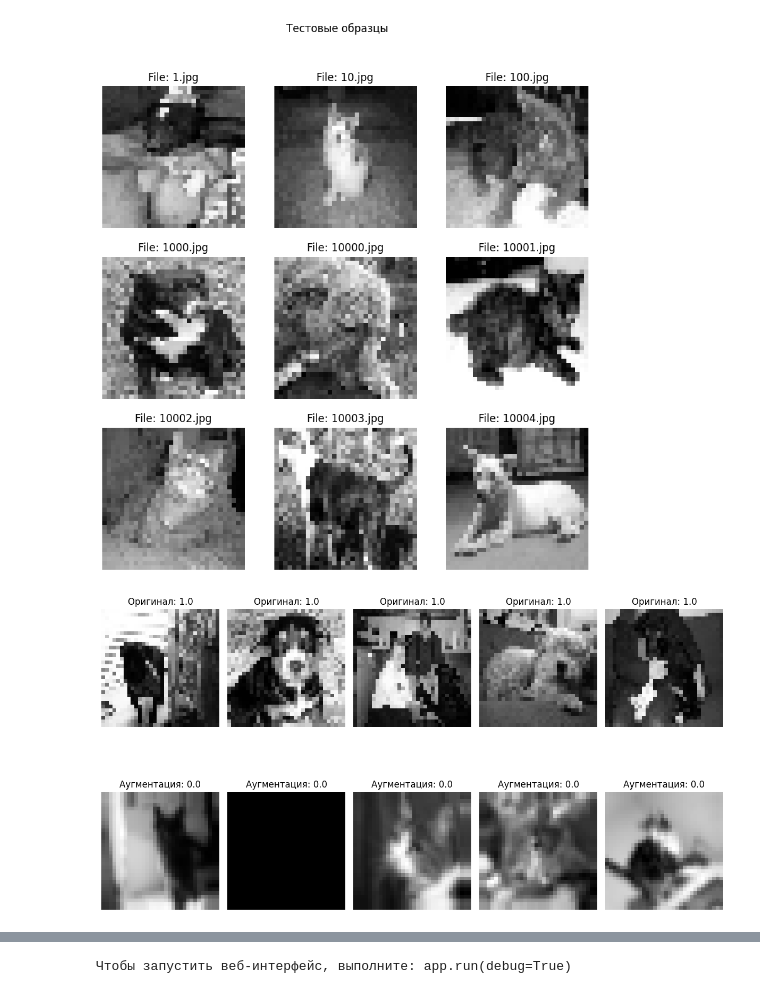
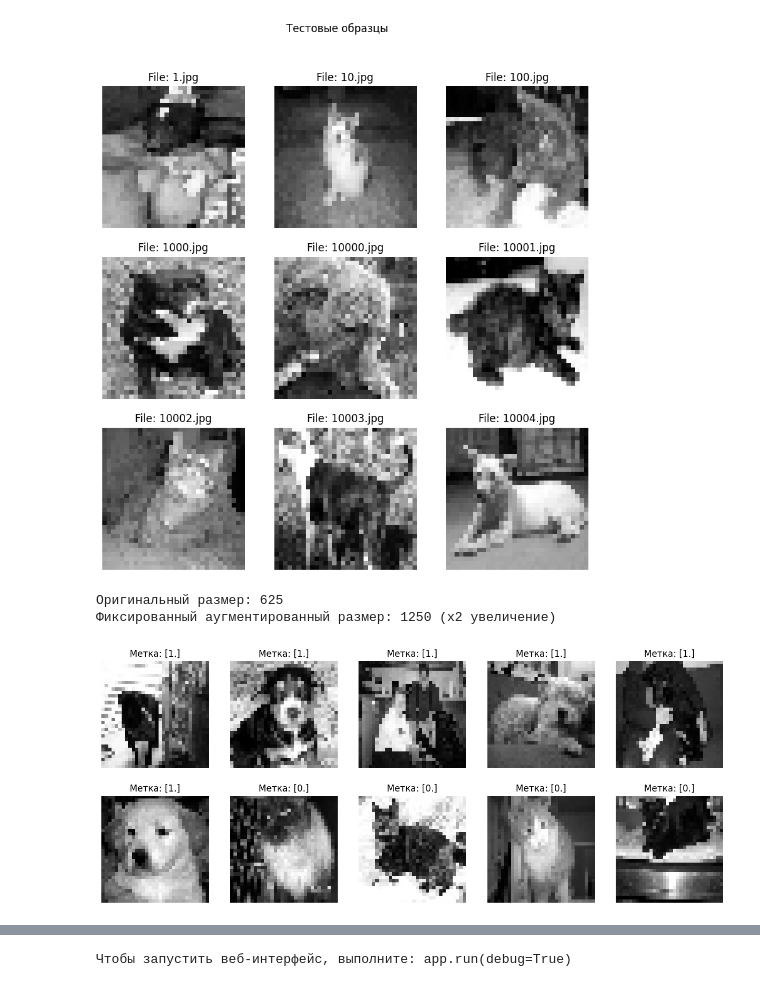
Before and after one commit to DmitriyMosk/ai-coop-project, a Jupyter notebook: project.ipynb, the cells around one changed output, grey strips where cells are left out. Cells and saved outputs as stored; diff of their text form; code cells hidden in the pictures.

```diff
--- a/project.ipynb
+++ b/project.ipynb
@@ -181,63 +181,63 @@ Test: (TensorSpec(shape=(None, 32, 32, 1), dtype=tf.float32, name=None), TensorS
 [figure]
 [figure]
 # %%
-def add_advanced_augmentation(train_ds, val_ds, test_ds):
+def add_advanced_augmentation(train_ds, val_ds, test_ds, num_augmented_copies=1):
     # Создаем слои аугментации
     data_augmentation = tf.keras.Sequential([
-        # Базовые преобразования (случайное отражение и поворот)
         layers.RandomFlip("horizontal"),
         layers.RandomRotation(0.2),
-
-        # Геометрические трансформации
         layers.RandomTranslation(height_factor=0.1, width_factor=0.1),
         layers.RandomZoom(0.1),
-
-        # Изменения яркости и контраста
         layers.RandomBrightness(0.1),
         layers.RandomContrast(0.1),
     ])
 
-    # Применяем аугментацию только к тренировочным данным
-    augmented_train_ds = train_ds.map(
-        lambda x, y: (data_augmentation(x, training=True), y),
-        num_parallel_calls=tf.data.AUTOTUNE
-    )
+    # Создаем фиксированные аугментированные данные
+    augmented_datasets = []
+    for _ in range(num_augmented_copies):
+        # Применяем аугментацию и кэшируем результат
+        aug_ds = train_ds.map(
+            lambda x, y: (data_augmentation(x, training=True), y),
+            num_parallel_calls=tf.data.AUTOTUNE
+        ).cache()  # Фиксируем аугментированные данные
+        augmented_datasets.append(aug_ds)
 
-    return augmented_train_ds, val_ds, test_ds
+    # Объединяем все датасеты (оригинальный + аугментированные копии)
+    combined_train_ds = train_ds
+    for aug_ds in augmented_datasets:
+        combined_train_ds = combined_train_ds.concatenate(aug_ds)
 
-# Применяем аугментацию к тренировочным данным
-augmented_train_ds, val_ds, test_ds = add_advanced_augmentation(train_ds, val_ds, test_ds)
+    return combined_train_ds, val_ds, test_ds
 
-# Визуализируем оригинальные и аугментированные изображения
-plt.figure(figsize=(12, 8))
 
-# Получаем один батч из оригинального датасета
-orig_images, orig_labels = next(iter(train_ds))
+# Создаем датасет с 1 аугментированной копией (в 2 раза больше оригинального)
+train_ds_final, val_ds, test_ds = add_advanced_augmentation(
+    train_ds,
+    val_ds,
+    test_ds,
+    num_augmented_copies=1  # Можно увеличить до 3-5
+)
 
-# Получаем один батч из аугментированного датасета
-aug_images, aug_labels = next(iter(augmented_train_ds))
+# Проверяем размер
+original_size = len(list(train_ds))
+final_size = len(list(train_ds_final))
+print(f"Оригинальный размер: {original_size}")
+print(f"Фиксированный аугментированный размер: {final_size} (x{final_size // original_size} увеличение)")
 
-# Определяем количество изображений для отображения (не больше батча)
-n = min(5, len(orig_images))
+# Получаем батч из объединенного датасета
+combined_images, combined_labels = next(iter(train_ds_final))
 
-# Отображаем оригинальные изображения в верхнем ряду
-for i in range(n):
-    plt.subplot(2, n, i + 1)
-    plt.imshow(orig_images[i].numpy().squeeze(), cmap='gray')
-    plt.title(f"Оригинал: {orig_labels[i].numpy()[0]}")
+plt.figure(figsize=(15, 6))
+for i in range(10):
+    plt.subplot(2, 5, i+1)
+    plt.imshow(combined_images[i].numpy().squeeze(), cmap='gray')
+    plt.title(f"Метка: {combined_labels[i].numpy()}")
     plt.axis('off')
-
-# Отображаем аугментированные изображения в нижнем ряду
-for i in range(n):
-    plt.subplot(2, n, n + i + 1)
-    plt.imshow(aug_images[i].numpy().squeeze(), cmap='gray')
-    plt.title(f"Аугментация: {aug_labels[i].numpy()[0]}")
-    plt.axis('off')
-
-plt.tight_layout()
 plt.show()
 # %% [output]
+Оригинальный размер: 625
+Фиксированный аугментированный размер: 1250 (x2 увеличение)
-[figure, old version]
+[figure, new version]
 # %%
 def add_gaussian_noise(image, mean=0.0, stddev=0.01):
     noise = tf.random.normal(shape=tf.shape(image), mean=mean, stddev=stddev, dtype=image.dtype)
```
Also changed, not shown: parts of 3 cells of this notebook, 2 other files.
